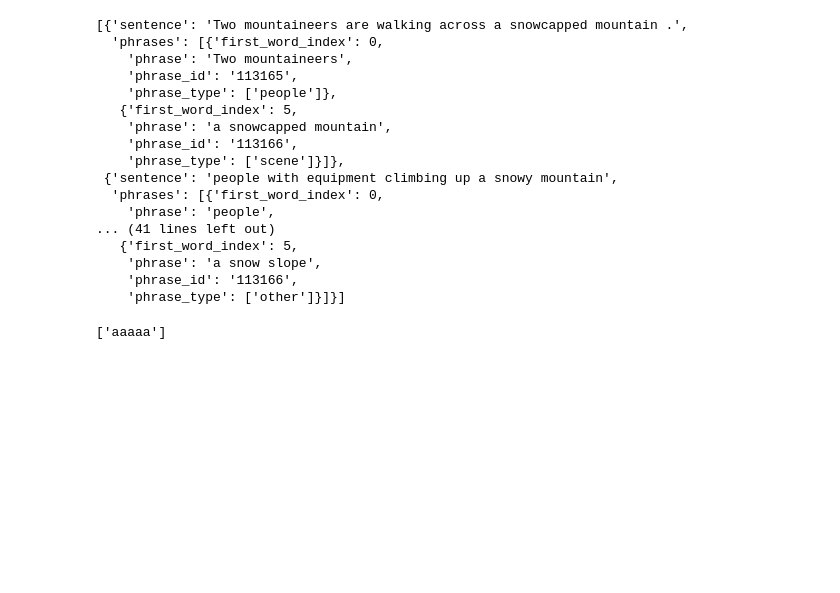
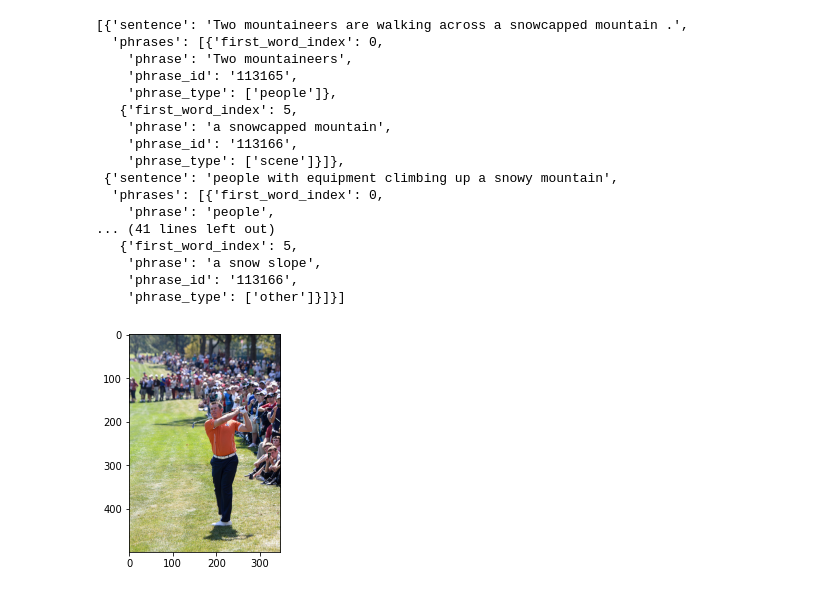
Before and after one commit to 132lilinwei/vgp_generation, a Jupyter notebook: dataset inspect.ipynb, the cells around one changed output. Saved outputs shown, nothing was run; the diff lists cells and outputs as text; code cells hidden in the pictures; blank space fills up the shorter version.

```diff
--- a/dataset inspect.ipynb
+++ b/dataset inspect.ipynb
@@ -226,7 +226,9 @@ get_sentence_data(sentence_folder+image_files[ids[0]][:-3]+"txt")
     'phrase': 'a snow slope',
     'phrase_id': '113166',
     'phrase_type': ['other']}]}]
-# %%
-["a" * 5]
-# %% [output]
-['aaaaa']
+# %%
+img = mpimg.imread(image_folder+'8034136985.jpg')
+imgplot = plt.imshow(img)
+plt.show()
+# %% [output]
+[figure, added]
```
Also changed, not shown: 33 other files.
